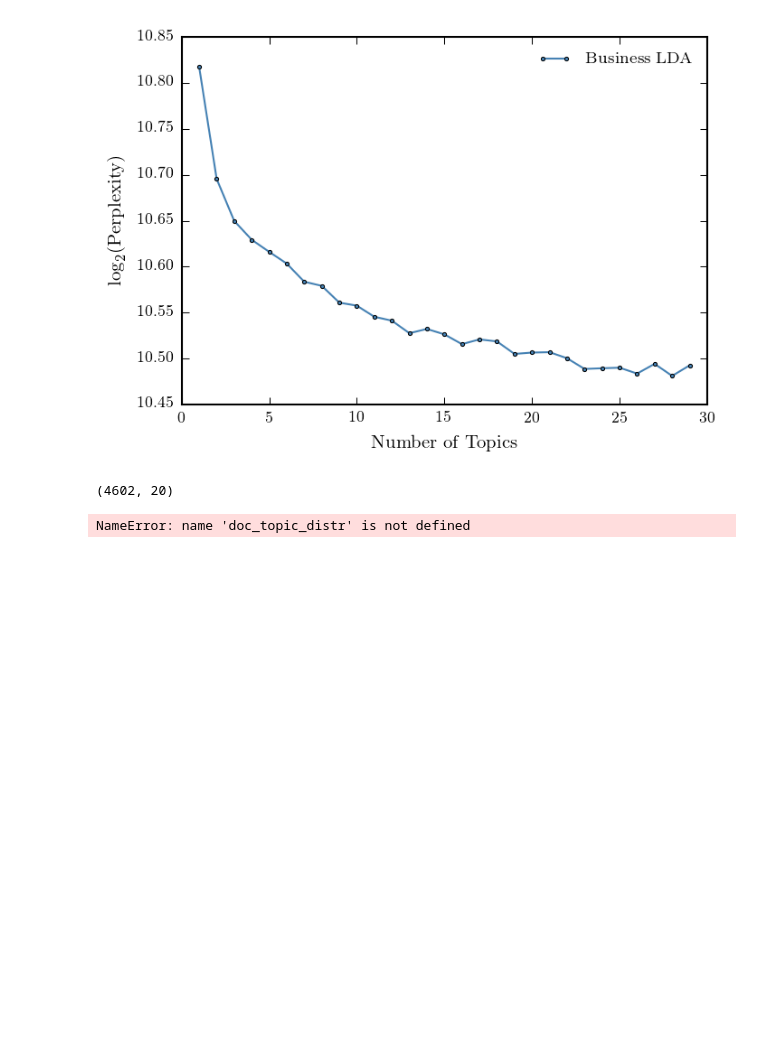
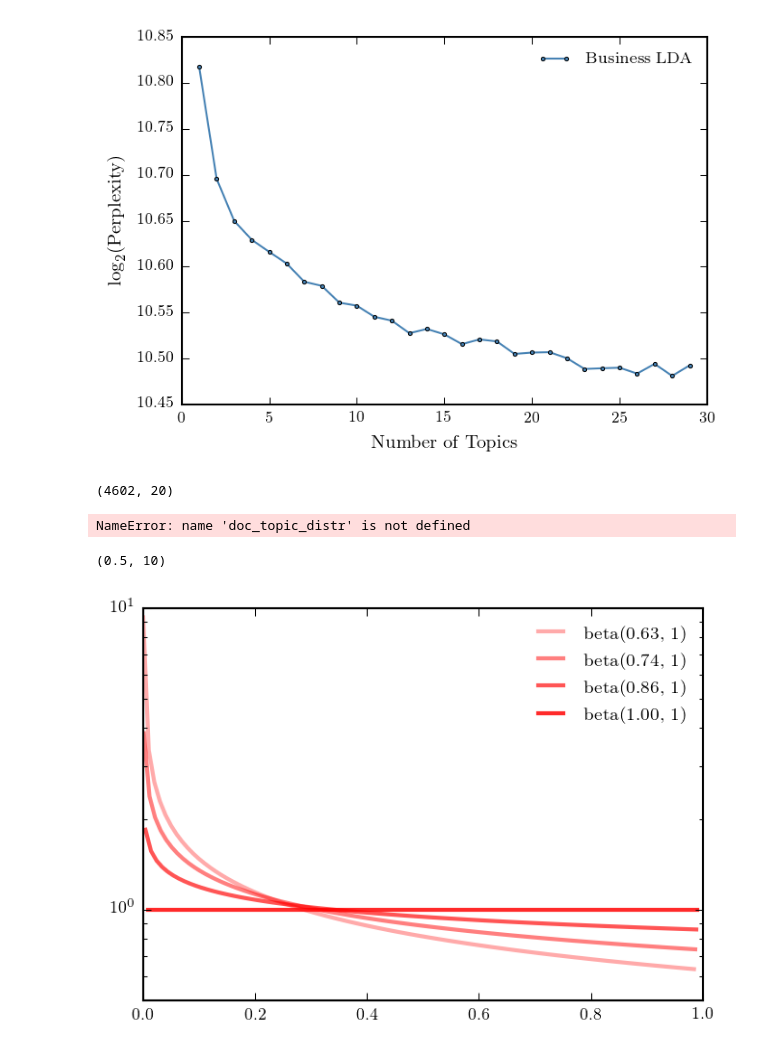
Before and after one commit to erccarls/vectorsearch, a Jupyter notebook: notebooks/04 - LDA Choosing N Topics.ipynb, the cells around one changed output. Cells and saved outputs as stored; diff of their text form; code cells hidden in the pictures; blank space fills up the shorter version.

```diff
--- a/notebooks/04 - LDA Choosing N Topics.ipynb
+++ b/notebooks/04 - LDA Choosing N Topics.ipynb
@@ -105,0 +111,13 @@ NameError: name 'doc_topic_distr' is not defined
+# %%
+
+for i, a in enumerate(np.logspace(-.2,0,4)):
+    b = 1
+    x = np.linspace(beta.ppf(0.01, a, b), beta.ppf(0.99, a, b), 100)
+    plt.plot(x, beta.pdf(x, a, b), color='r', lw=2, alpha=(i+2)/6., label='beta(%1.2f, 1)'%a)
+plt.legend(frameon=False)
+plt.yscale('log')
+plt.ylim(.5, 10)
+# plt.xscale('log')
+# %% [output]
+(0.5, 10)
+[figure, added]
```
Also changed, not shown: parts of 3 cells of this notebook, 10 other files.
